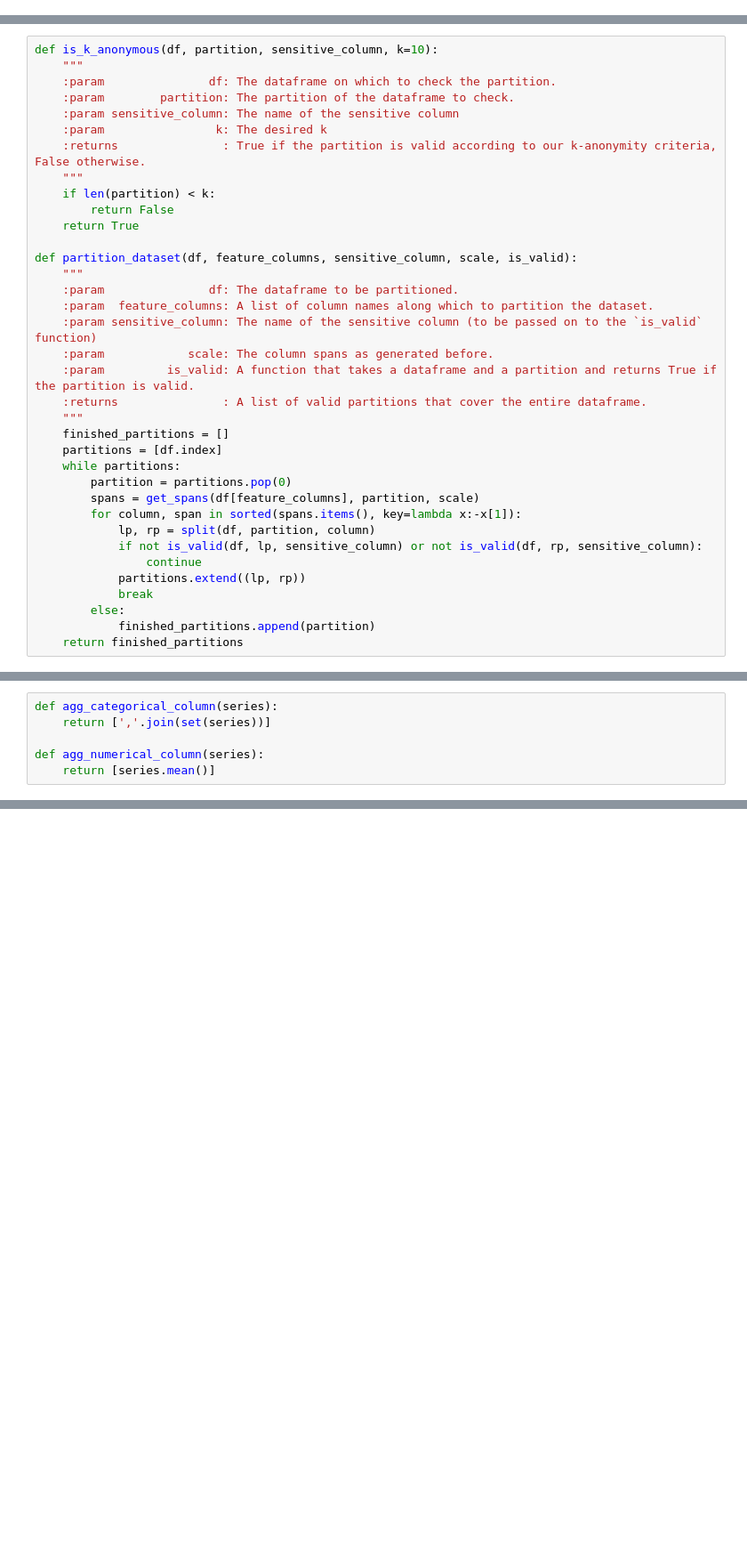
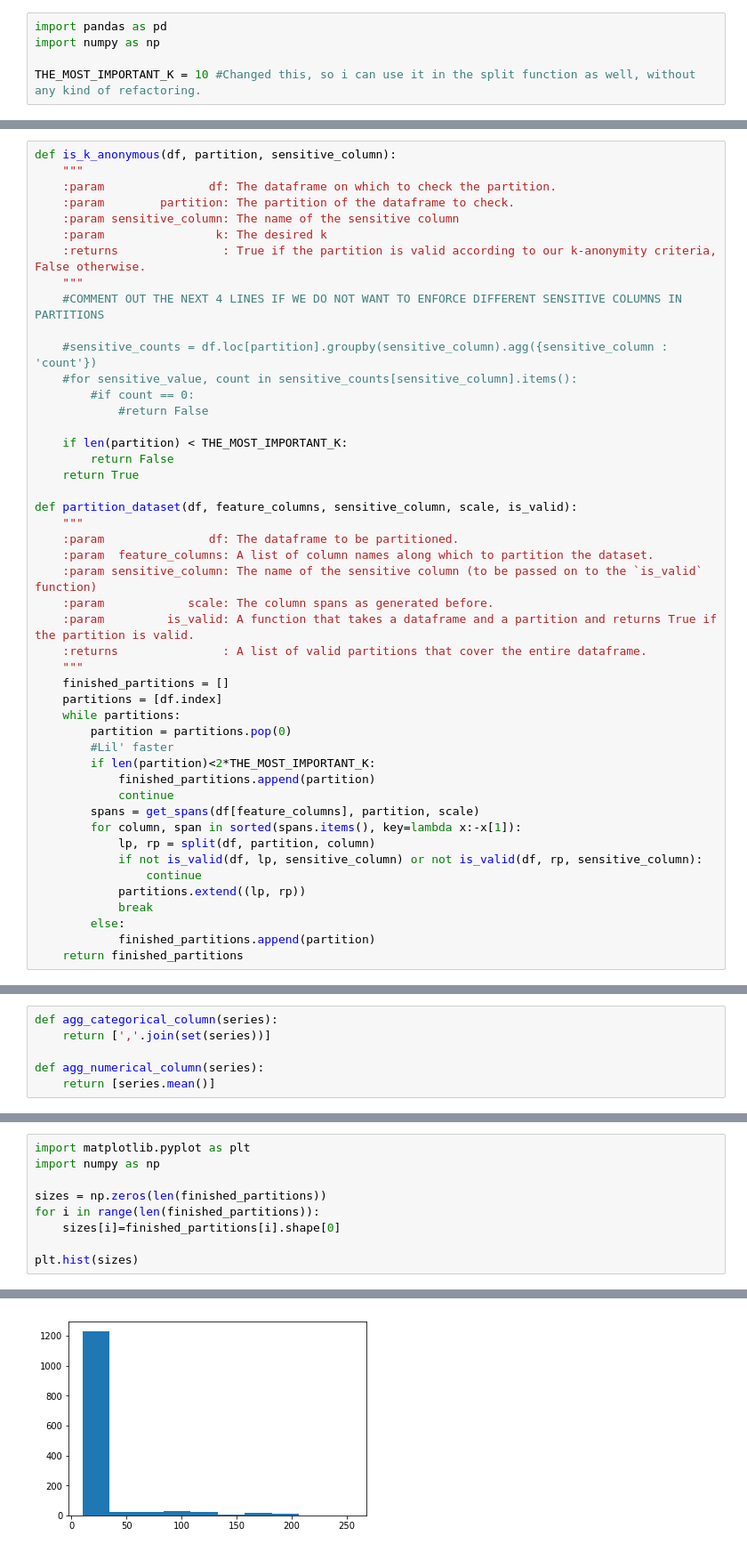
Before and after one commit to graba4/evaluation_of_anonymisation_effects_on_datasets, a Jupyter notebook: k-anonimdata.ipynb, the cells around one changed output, grey strips where cells are left out. Shown: that part at 89% size. Cells and saved outputs as stored; diff of their text form; blank space fills up the shorter version.

```diff
--- a/k-anonimdata.ipynb
+++ b/k-anonimdata.ipynb
@@ -3,3 +1,8 @@ import pandas as pd
+# %%
+import pandas as pd
+import numpy as np
+
+THE_MOST_IMPORTANT_K = 10 #Changed this, so i can use it in the split function as well, without any kind of refactoring.
 # %%
 names = (
     'age',
@@ -85,6 +117,6 @@ def split(df, partition, column):
         return (dfl, dfr)
 # %%
-def is_k_anonymous(df, partition, sensitive_column, k=10):
+def is_k_anonymous(df, partition, sensitive_column):
     """
     :param               df: The dataframe on which to check the partition.
     :param        partition: The partition of the dataframe to check.
@@ -92,7 +124,14 @@ def is_k_anonymous(df, partition, sensitive_column, k=10):
     :param                k: The desired k
     :returns               : True if the partition is valid according to our k-anonymity criteria, False otherwise.
     """
-    if len(partition) < k:
+    #COMMENT OUT THE NEXT 4 LINES IF WE DO NOT WANT TO ENFORCE DIFFERENT SENSITIVE COLUMNS IN PARTITIONS
+
+    #sensitive_counts = df.loc[partition].groupby(sensitive_column).agg({sensitive_column : 'count'})
+    #for sensitive_value, count in sensitive_counts[sensitive_column].items():
+        #if count == 0:
+            #return False
+
+    if len(partition) < THE_MOST_IMPORTANT_K:
         return False
     return True
 
@@ -109,6 +148,10 @@ def partition_dataset(df, feature_columns, sensitive_column, scale, is_valid):
     partitions = [df.index]
     while partitions:
         partition = partitions.pop(0)
+        #Lil' faster
+        if len(partition)<2*THE_MOST_IMPORTANT_K:
+            finished_partitions.append(partition)
+            continue
         spans = get_spans(df[feature_columns], partition, scale)
         for column, span in sorted(spans.items(), key=lambda x:-x[1]):
             lp, rp = split(df, partition, column)
@@ -201,0 +244,10 @@ dfn
+# %%
+import matplotlib.pyplot as plt
+import numpy as np
+
+sizes = np.zeros(len(finished_partitions))
+for i in range(len(finished_partitions)):
+    sizes[i]=finished_partitions[i].shape[0]
+
+plt.hist(sizes)
+# %% [output]
@@ -201,0 +259 @@ dfn
+[figure, added]
```
Also changed, not shown: parts of 9 cells of this notebook.
